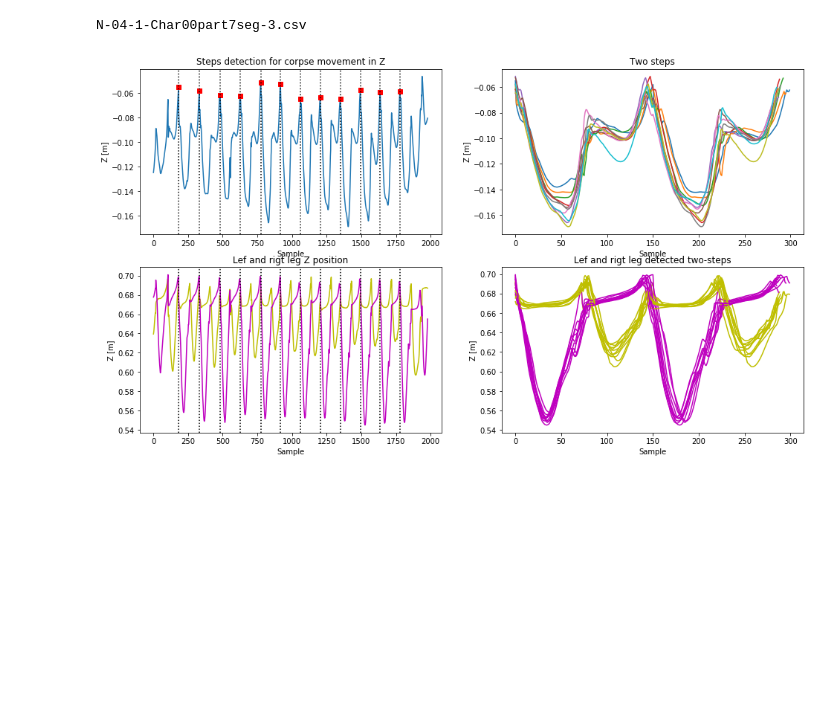
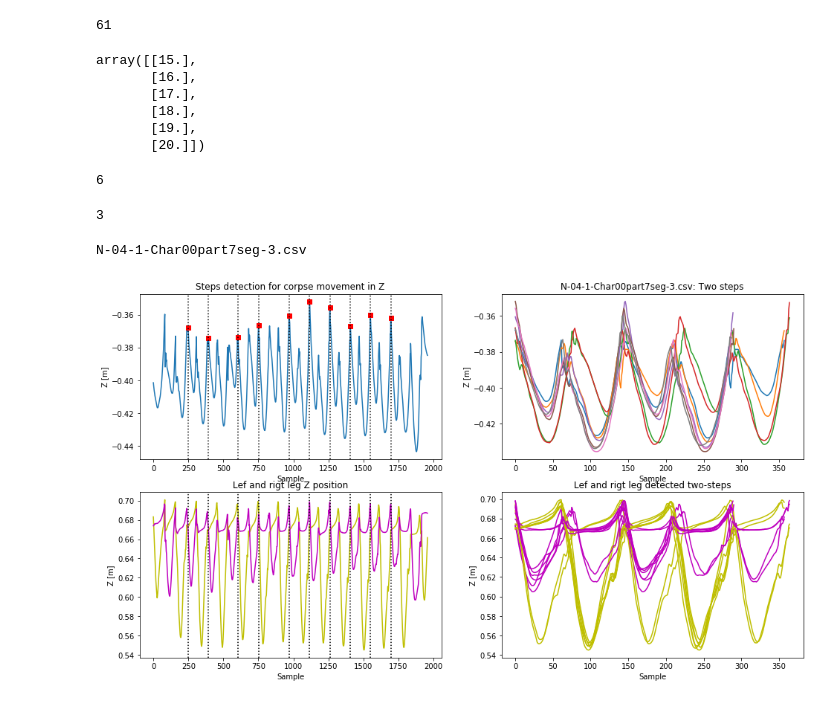
Before and after one commit to onachija/PN, a Jupyter notebook: notebooks/straight_two_steps-One.ipynb, the cells around one changed output. Drawn from its saved outputs; the diff is of its cells as text; code cells hidden in the pictures; blank space fills up the shorter version.

Commit message:
Update 08/08/2019 - correct calc files joint annotation

```diff
--- a/notebooks/straight_two_steps-One.ipynb
+++ b/notebooks/straight_two_steps-One.ipynb
@@ -39,3 +56,34 @@ X
+# %%
+text_file = open('../data/JointNamesCalc.txt', "r")
+joint_names_calc = text_file.read().split('\n')
+len(joint_names_calc)
+# %% [output]
+61
+# %%
+corpus_joints = ['Head','Neck','Spine3','Spine2','Spine1','Spine']
+corpus_joints_ind = np.zeros([len(corpus_joints),1])
+cc = 0
+for c in corpus_joints:
+    corpus_joints_ind[cc] = joint_names_calc.index(c)
+    cc+=1
+corpus_joints_ind
+# %% [output]
+array([[15.],
+       [16.],
+       [17.],
+       [18.],
+       [19.],
+       [20.]])
+# %%
+left_foot_ind = joint_names_calc.index('LeftFoot')
+left_foot_ind
+# %% [output]
+6
+# %%
+right_foot_ind = joint_names_calc.index('RightFoot')
+right_foot_ind
+# %% [output]
+3
 # %%
 for file in files:
     subject =  file.split(sep='Char00',maxsplit=1)[0]+'Char00'
@@ -44,25 +92,39 @@ for file in files:
     df = pd.read_csv(data_path + file)
     N = np.size(df,axis=0)
     # Check for the T_sampling from bvh file
-    T_sampling = X.loc[X['Subject'] == subject,'Ts [s]'].values
+    T_sampling = X.loc[X['File'] == subject,'Ts [s]'].values
     # Create time vector for this part
     time = np.linspace(0,N,num=N)*T_sampling
 
-    # CORPUS
     col_list = df.columns.to_list()
     position_cols = [s for s in col_list if "X" in s]
     xdf = df.filter(position_cols,axis=1)
-    corpus_cols = xdf.columns[18:36]
-    corpus = xdf.filter(corpus_cols,axis=1)
+
+    # CORPUS
+    corpus_cols_ind = []
+    for c in corpus_joints_ind:
+        for col in xdf.columns.to_list():
+            if (str(int(c))) in col:
+                corpus_cols_ind.append(xdf.columns.to_list().index(col))
+
+    corpus = xdf.filter(xdf.columns[corpus_cols_ind],axis=1)
+    corpus_cols = corpus.columns.to_list()
     zdim_cols = [s for s in corpus_cols if "z" in s]
     x = np.zeros([N,1])
     x = corpus.filter(zdim_cols,axis=1).mean(axis=1).to_numpy()
 
     # LEGS
-    leftleg_cols = xdf.columns[6:9]
-    rightleg_cols = xdf.columns[15:18]
-    leg_L = xdf.filter(leftleg_cols,axis=1)
-    leg_R = xdf.filter(rightleg_cols,axis=1)
+    leftleg_cols = []
+    for col in xdf.columns.to_list():
+        if ('0' + str(int(left_foot_ind))) in col:
+            leftleg_cols.append(xdf.columns.to_list().index(col))
+    rightleg_cols = []
+    for col in xdf.columns.to_list():
+        if ('0' + str(int(right_foot_ind))) in col:
+            rightleg_cols.append(xdf.columns.to_list().index(col))
+
+    leg_L = xdf.filter(xdf.columns[leftleg_cols],axis=1)
+    leg_R = xdf.filter(xdf.columns[rightleg_cols],axis=1)
 
     x = corpus.filter(zdim_cols,axis=1).mean(axis=1).to_numpy()
 
@@ -74,6 +136,8 @@ for file in files:
 
     if len(peaks) > 4:
         peaks = peaks[1:-1]
+
+    #if len(peaks) > 30:
 
     fig, ax = plt.subplots(2, 2, figsize=(16,9))
     ax[0,0].plot(x)
@@ -89,33 +153,34 @@ for file in files:
     for n in range(0,len(peaks)-2):
         tmp_x = x[peaks[n]:peaks[n+2]]
         tmp_LL = leg_L.iloc[peaks[n]:peaks[n+2],2].to_numpy()
         tmp_RL = leg_R.iloc[peaks[n]:peaks[n+2],2].to_numpy()
         ax[0,1].plot(tmp_x)
         ax[1,1].plot(tmp_LL,'y')
         ax[1,1].plot(tmp_RL,'m')
 
 
     ax[0,1].set_xlabel('Sample')
-    ax[0,1].set_title('Two steps')
+    ax[0,1].set_title(file + ': Two steps')
     ax[0,1].set_ylabel('Z [m]')
 
     ax[1,0].plot(leg_L.iloc[:,2],'y')
     ax[1,0].plot(leg_R.iloc[:,2],'m')
 
     for xc in peaks:
         ax[0,0].axvline(x=xc, color='k', linestyle=':')
         ax[1,0].axvline(x=xc, color='k', linestyle=':')
 
     ax[1,0].set_xlabel('Sample')
     ax[1,0].set_title('Lef and rigt leg Z position')
     ax[1,0].set_ylabel('Z [m]')
 
     ax[1,1].set_xlabel('Sample')
     ax[1,1].set_title('Lef and rigt leg detected two-steps')
     ax[1,1].set_ylabel('Z [m]')
 
-
+        #plt.savefig(file[:-4] + '.png')
+        #plt.close()
     break
 # %% [output]
 N-04-1-Char00part7seg-3.csv
-[figure, old version]
+[figure, new version]
```
Also changed, not shown: parts of 9 cells of this notebook, 4 other files.
